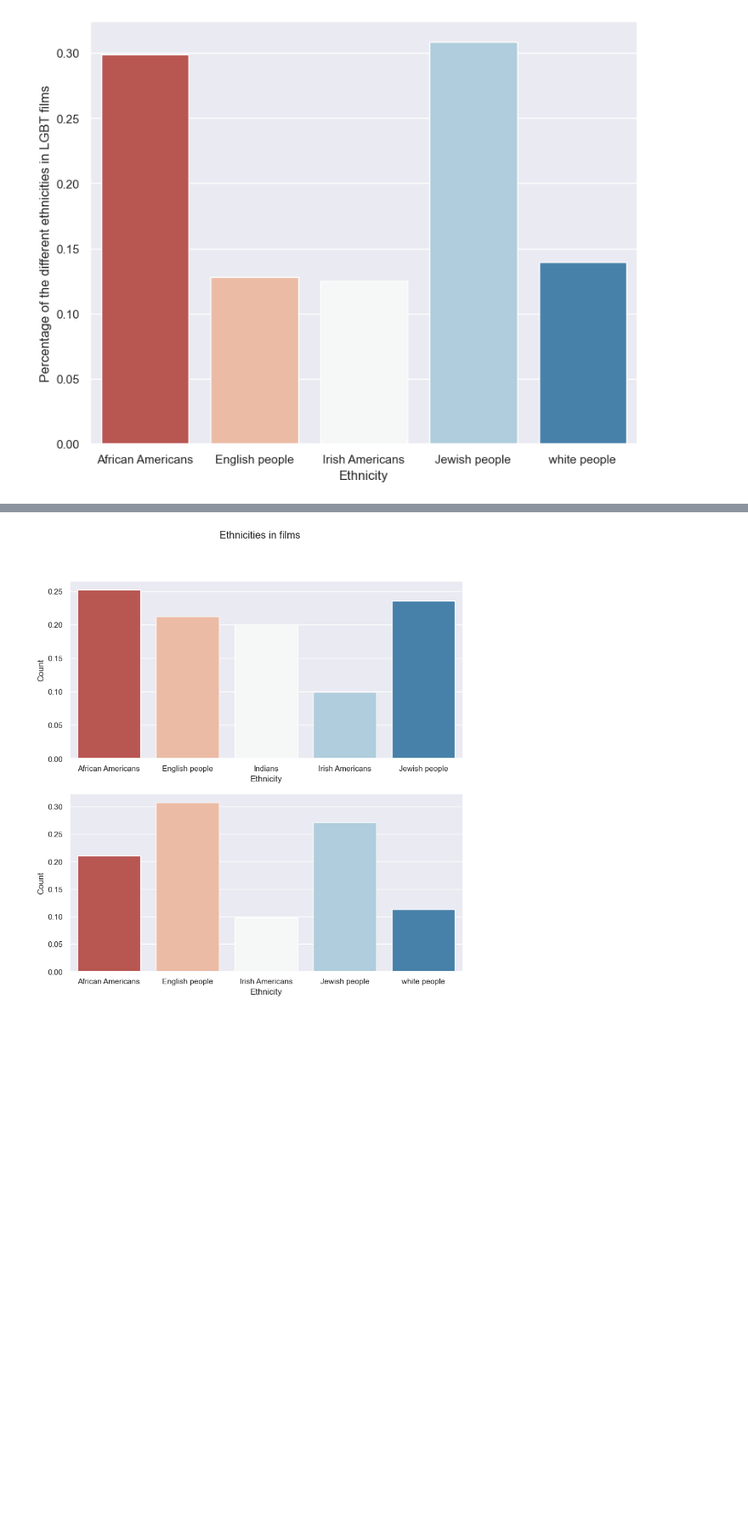
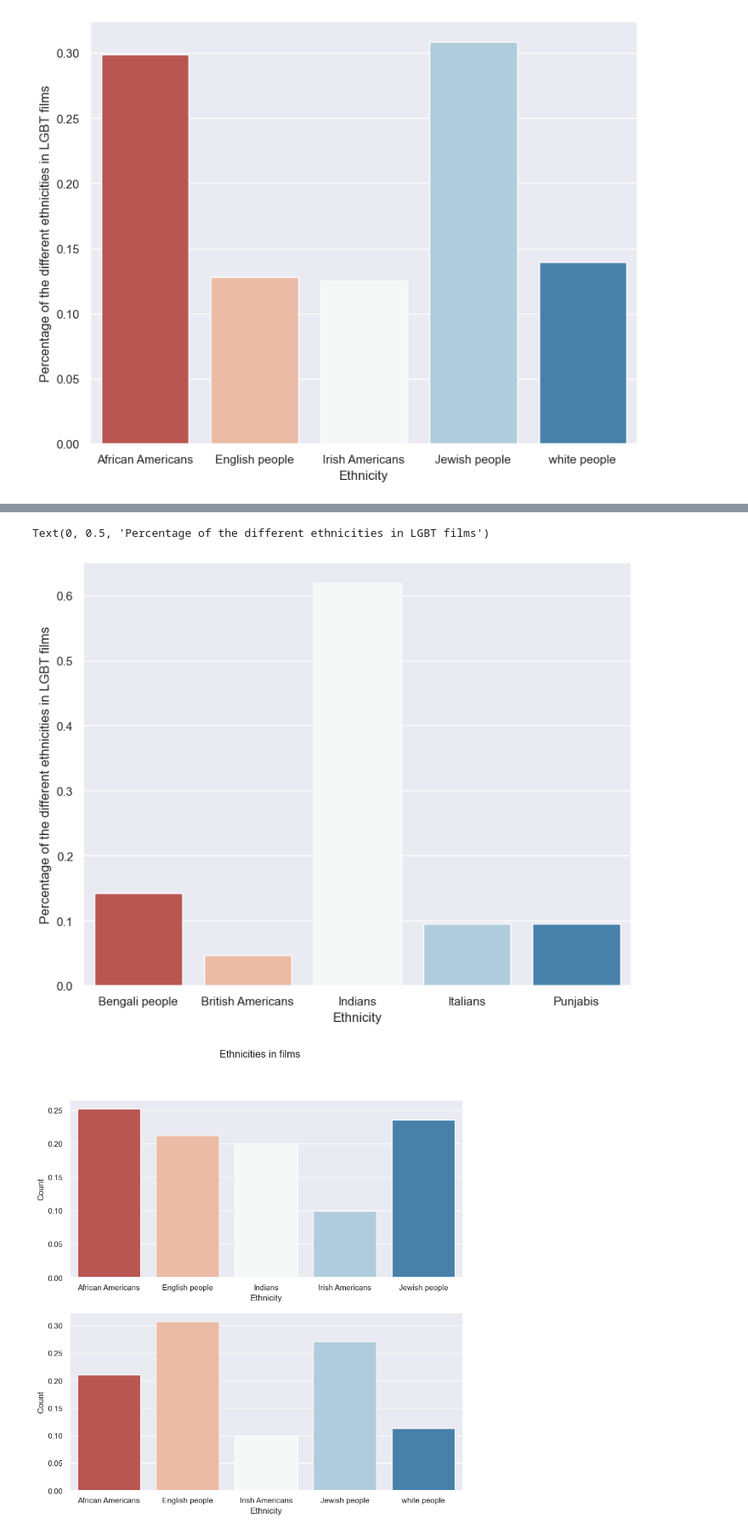
Before and after one commit to epfl-ada/ada-2022-project-rlab, a Jupyter notebook: Initial_Analysis_and_Ethnicity_Representation.ipynb, the cells around one changed output, grey strips where cells are left out. Shown at 85% size. Saved outputs shown, nothing was run; the diff lists cells and outputs as text; code cells hidden in the pictures; blank space fills up the shorter version.

```diff
--- a/Initial_Analysis_and_Ethnicity_Representation.ipynb
+++ b/Initial_Analysis_and_Ethnicity_Representation.ipynb
@@ -696,3 +713,20 @@ Text(0, 0.5, 'Percentage of the different ethnicities in LGBT films')
+# %%
+tmp = charac_group.explode("Genres").dropna(subset=["Genres"]).reset_index()
+tmp = tmp[tmp["Countries"].isin(["India"])]
+tmp["Genres"] = tmp["Genres"].apply(lambda x: x.lower())
+tmp= tmp[tmp["Genres"].isin(lgbt)]
+tmp= tmp[tmp["Ethnicity"].isin(tmp["Ethnicity"].value_counts().nlargest(5).index)]
+tmp=tmp.groupby(by=["Ethnicity"]).count().reset_index().rename(columns = {"Birth": "Count"})
+
+tmp["Count"] = tmp["Count"]/tmp["Count"].sum()
+
+
+plt.figure(figsize=(9,7))
+sns.barplot(data=tmp, x= "Ethnicity", y = "Count")
+plt.ylabel("Percentage of the different ethnicities in LGBT films")
+# %% [output]
+Text(0, 0.5, 'Percentage of the different ethnicities in LGBT films')
+[figure, added]
 # %%
 fig, axs = plt.subplots(2)
 fig.suptitle('Ethnicities in films')
```
Also changed, not shown: parts of 1 cell of this notebook.
